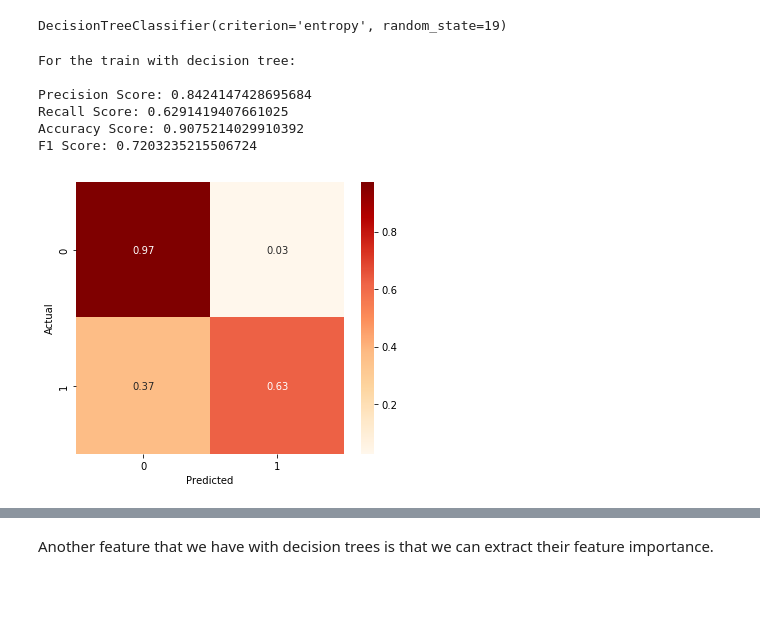
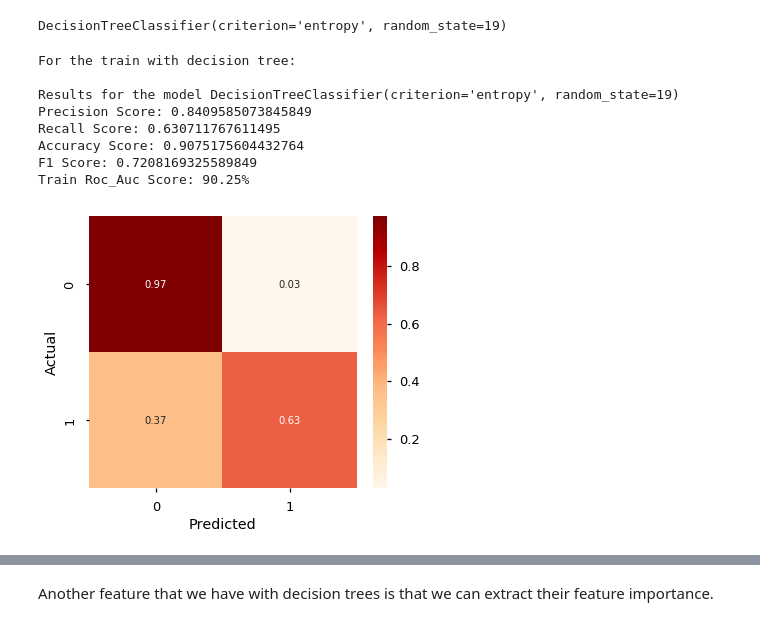
Before and after one commit to MNLKuzmin/Phase3project, a Jupyter notebook: CovidNotebook.ipynb, the cells around one changed output, grey strips where cells are left out. Drawn from its saved outputs; the diff is of its cells as text; code cells hidden in the pictures; blank space fills up the shorter version.

```diff
--- a/CovidNotebook.ipynb
+++ b/CovidNotebook.ipynb
@@ -503,7 +503,7 @@ logreg.fit(X_train,y_train)
 # %% [output]
 LogisticRegression(max_iter=500, random_state=19)
 # %%
-preds = logreg.predict(X_train)
+pred_train_log = logreg.predict(X_train)
 # %% [markdown]
 We will take a chance here to define a few functions that will help us preview our results.
 # %%
@@ -515,5 +529,5 @@ def print_metrics(labels, preds):
 # %%
-def plot_matrix(labels, preds):
+def plot_matrix(labels, preds, cmap=None):
     cm = confusion_matrix(labels, preds)
     # To Normalize
     cmn = cm.astype('float') / cm.sum(axis=1)[:, np.newaxis]
@@ -539,25 +596,24 @@ The Logistic Regression Model will be kept as our baseline model.
 <br>We will try next with a Decision Tree, and see if it performs better.
 # %%
 #Create the tree
-clf = DecisionTreeClassifier(criterion='entropy', random_state=19)
+DT1 = DecisionTreeClassifier(criterion='entropy', random_state=19)
 # %%
 # fit the tree
-clf.fit(X_train, y_train)
+DT1.fit(X_train, y_train)
 # %% [output]
 DecisionTreeClassifier(criterion='entropy', random_state=19)
 # %%
 # Evaluate the tree
 print("For the train with decision tree:\n")
-y_preds_train = clf.predict(X_train)
-print_metrics(y_train, y_preds_train)
+preds_train_DT1 = DT1.predict(X_train)
+model_results(DT1)
 # %% [output]
 For the train with decision tree:
 
-Precision Score: 0.8424147428695684
-Recall Score: 0.6291419407661025
-Accuracy Score: 0.9075214029910392
-F1 Score: 0.7203235215506724
+Results for the model DecisionTreeClassifier(criterion='entropy', random_state=19)
+Precision Score: 0.8409585073845849
+Recall Score: 0.630711767611495
+Accuracy Score: 0.9075175604432764
+F1 Score: 0.7208169325589849
+Train Roc_Auc Score: 90.25%
+[figure, added]
-# %%
-plot_matrix(y_train, y_preds_train)
-# %% [output]
-[figure, removed]
```
Also changed, not shown: parts of 61 cells of this notebook.
